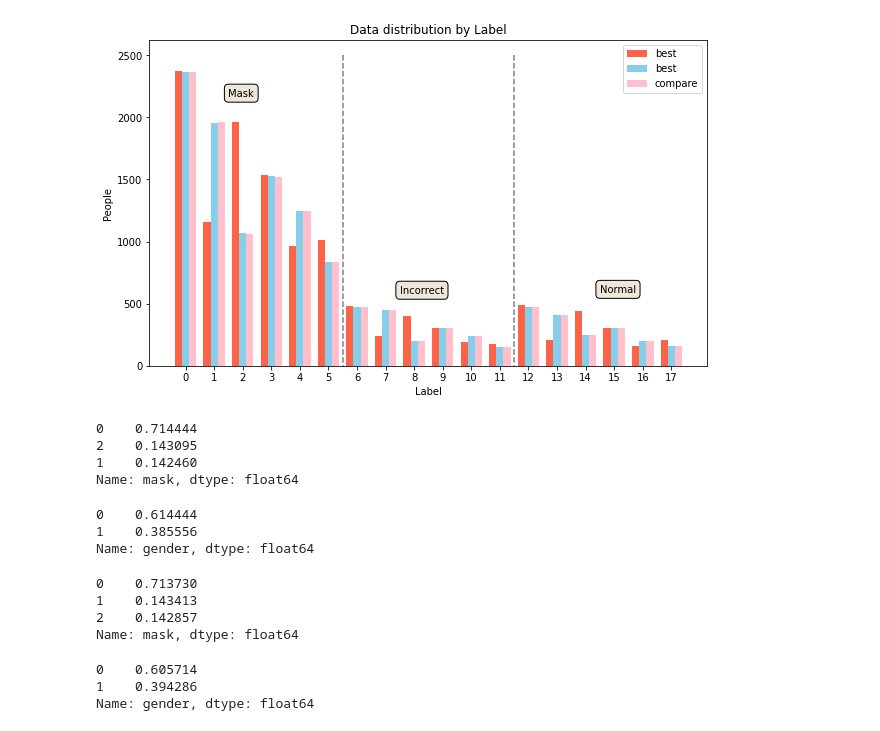
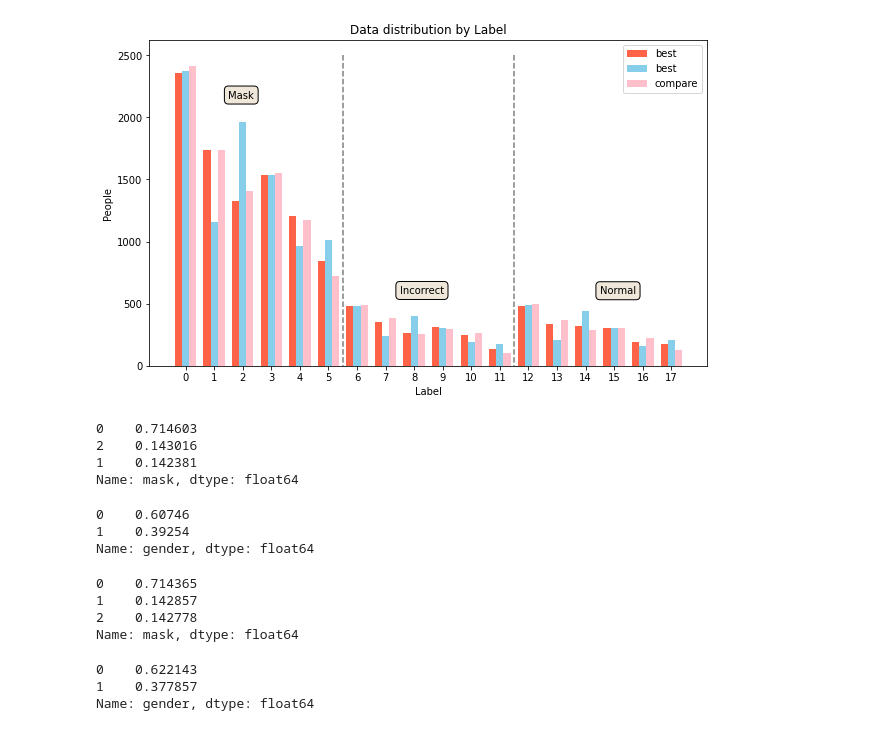
Before and after one commit to boostcampaitech2/image-classification-level1-12, a Jupyter notebook: templates/pro_hun/experiment/model_test.ipynb, the cells around one changed output. Cells and saved outputs as stored; diff of their text form; code cells hidden in the pictures.

```diff
--- a/templates/pro_hun/experiment/model_test.ipynb
+++ b/templates/pro_hun/experiment/model_test.ipynb
@@ -9,49 +9,49 @@ import pandas as pd
 import cv2
 import matplotlib.pyplot as plt
 
-best_1 = pd.read_csv('/opt/ml/image-classification-level1-12/templates/pro_hun/output/sub/0825/sub_2021-08-25_092537.csv')
-best_2 = pd.read_csv('/opt/ml/image-classification-level1-12/templates/pro_hun/output/sub/sub_2021-08-31_192624_crop_crop.csv')
+best_1 = pd.read_csv('/opt/ml/image-classification-level1-12/templates/pro_hun/output/sub/sub_2021-09-01_010745_Ensemble.csv')
+best_2 = pd.read_csv('/opt/ml/image-classification-level1-12/templates/pro_hun/output/sub/0825/sub_2021-08-25_092537.csv')
 compare_path = input('비교하고자하는 결과의 경로를 입력해주세요: ')
 pred_1 = pd.read_csv(compare_path)
 
 plt.figure(figsize=(10, 6))
 
 label_data = best_1['ans'].value_counts().sort_index()
 label_data_2 = best_2['ans'].value_counts().sort_index()
 compare_data = pred_1['ans'].value_counts().sort_index()
 plt.bar(label_data.index-0.25, label_data, color='tomato', width=0.25, label='best')
 plt.bar(label_data_2.index, label_data_2, color='skyblue', width=0.25, label='best')
 plt.bar(compare_data.index+0.25, compare_data, color='pink', width=0.25, label='compare')
 
 # plt.bar(label_data[6:12].index-0.5, label_data[6:12], color='tomato', width=0.5, label='best')
 # plt.bar(label_data[12:].index-0.5, label_data[12:], color='tomato', width=0.5, label='best')
 plt.xticks(label_data.index)
 plt.annotate('Mask', (1.5, label_data.max()-200), fontsize=10, bbox=dict(boxstyle='round', pad=0.4, facecolor='#efe8da', linewidth=1))
 plt.annotate('Incorrect', (7.5, label_data[6:12].max()+100), fontsize=10, bbox=dict(boxstyle='round', pad=0.4, facecolor='#efe8da', linewidth=1))
 plt.annotate('Normal', (14.5, label_data[12:].max()+100), fontsize=10, bbox=dict(boxstyle='round', pad=0.4, facecolor='#efe8da', linewidth=1))
 plt.plot([5.5, 5.5], [2500, 0], linestyle='--', color='gray')
 plt.plot([11.5, 11.5], [2500, 0], linestyle='--', color='gray')
 plt.xlabel('Label')
 plt.ylabel('People')
 plt.title('Data distribution by Label')
 plt.legend()
 plt.show()
 
 show_ratio(best_1)
 show_ratio(pred_1)
 # %% [output]
-[figure, old version]
+[figure, new version]
-0    0.714444
-2    0.143095
-1    0.142460
+0    0.714603
+2    0.143016
+1    0.142381
 Name: mask, dtype: float64
-0    0.614444
-1    0.385556
+0    0.60746
+1    0.39254
 Name: gender, dtype: float64
-0    0.713730
-1    0.143413
-2    0.142857
+0    0.714365
+1    0.142857
+2    0.142778
 Name: mask, dtype: float64
-0    0.605714
-1    0.394286
+0    0.622143
+1    0.377857
 Name: gender, dtype: float64
```
